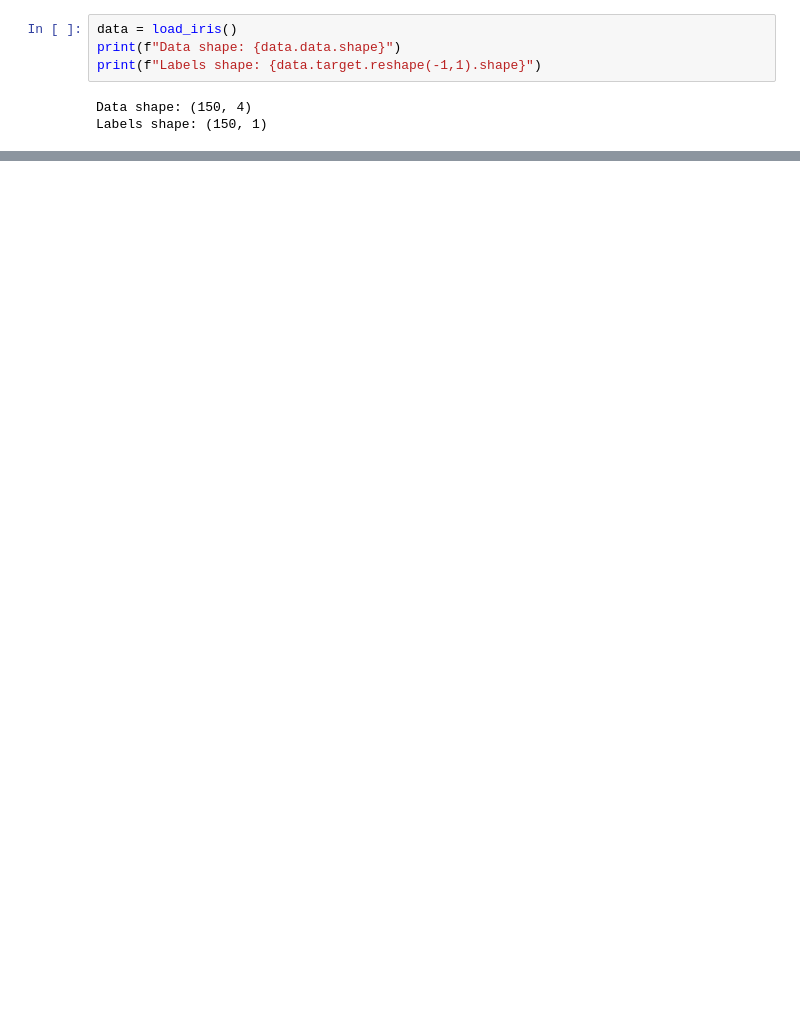
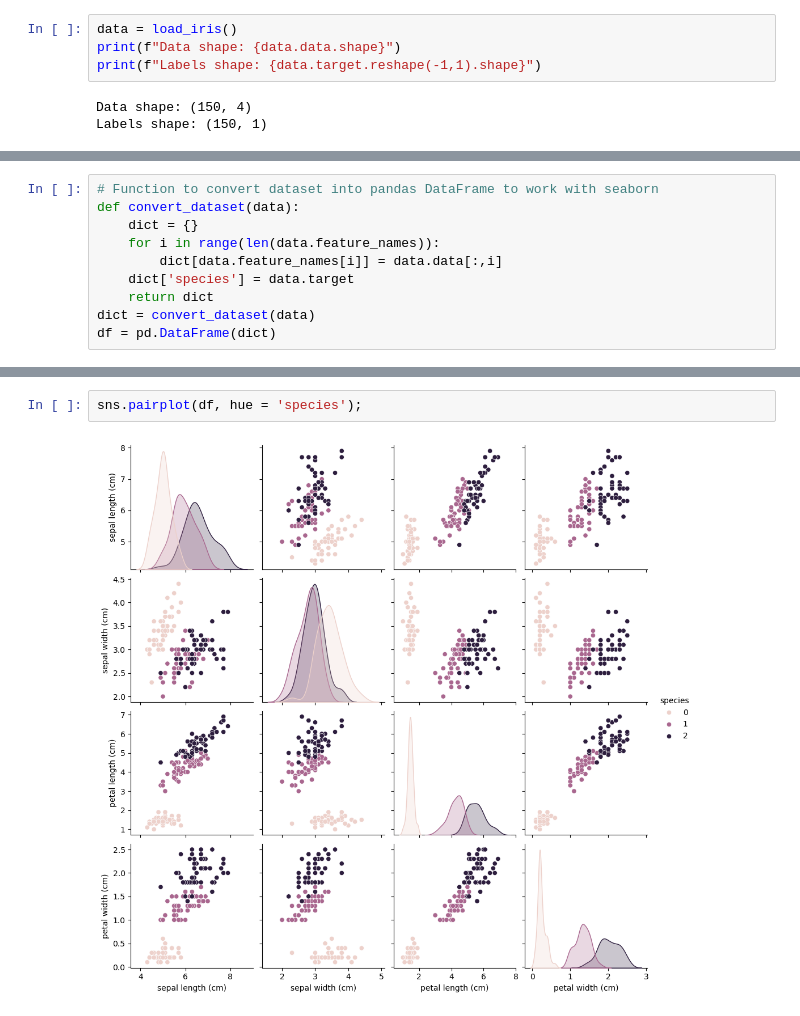
Before and after one commit to kaarlboma/iris-classification, a Jupyter notebook: Iris Classification Analysis.ipynb, the cells around one changed output, grey strips where cells are left out. Cells and saved outputs as stored; diff of their text form; blank space fills up the shorter version.

```diff
--- a/Iris Classification Analysis.ipynb
+++ b/Iris Classification Analysis.ipynb
@@ -71,0 +18,10 @@ Subclasses:
+# %%
+# Function to convert dataset into pandas DataFrame to work with seaborn
+def convert_dataset(data):
+    dict = {}
+    for i in range(len(data.feature_names)):
+        dict[data.feature_names[i]] = data.data[:,i]
+    dict['species'] = data.target
+    return dict
+dict = convert_dataset(data)
+df = pd.DataFrame(dict)
@@ -71,0 +79,4 @@ Subclasses:
+# %%
+sns.pairplot(df, hue = 'species');
+# %% [output]
+[figure, added]
```
Also changed, not shown: parts of 33 cells of this notebook.
